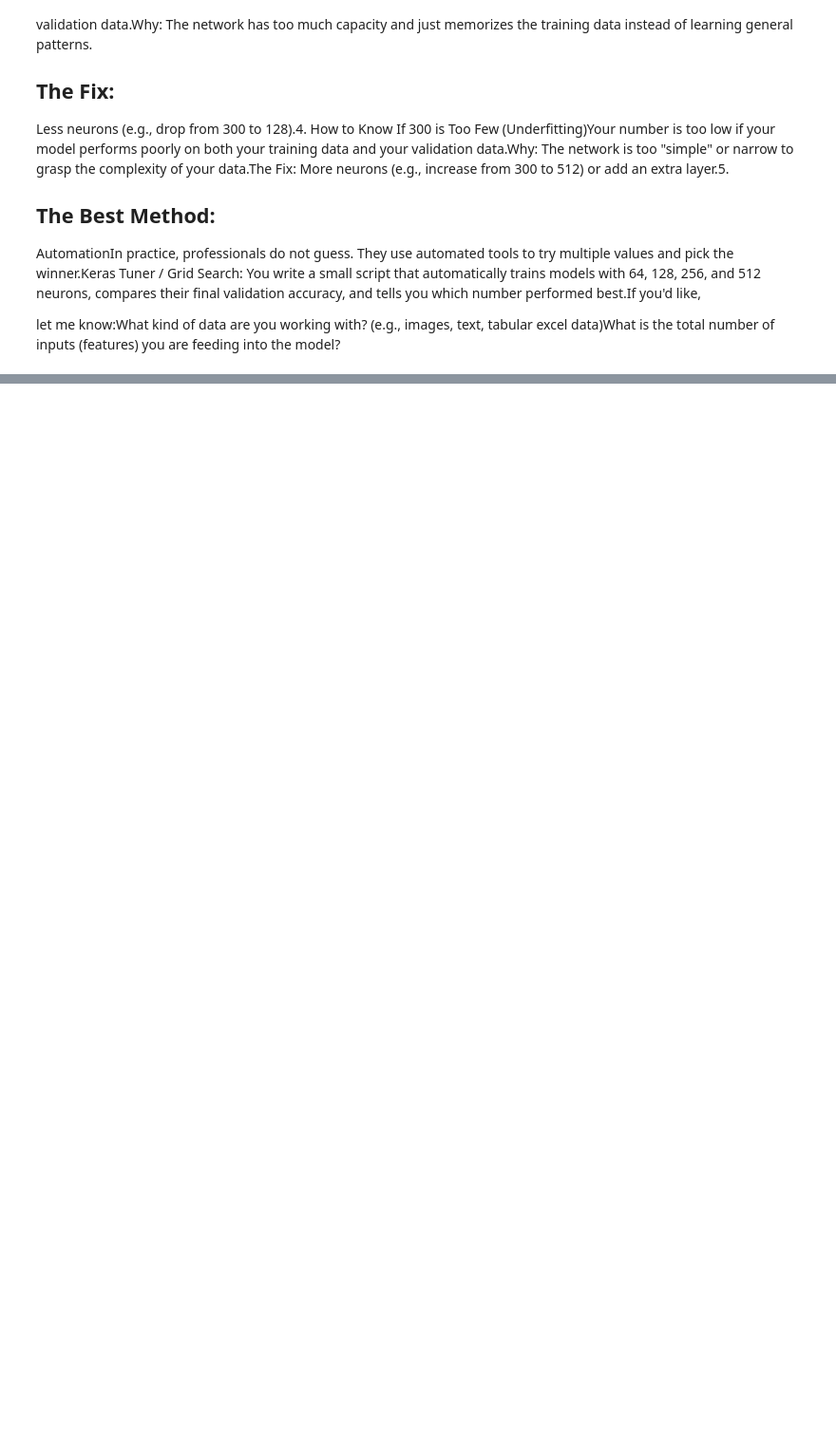
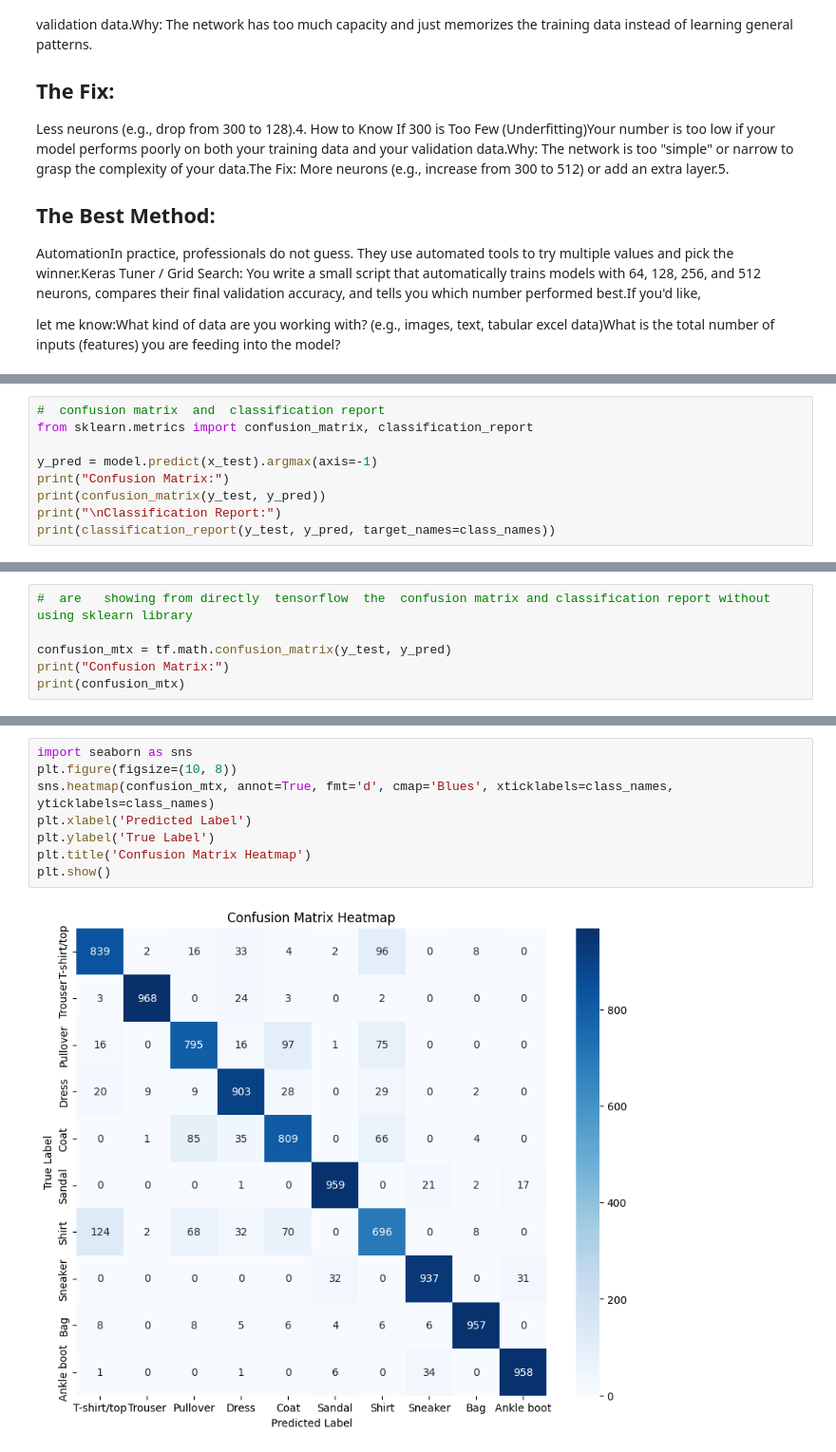
Before and after one commit to hashirahmad806/Machine_Deep_Learning_Tasks, a Jupyter notebook: Fisrt_neural_networks/Second_neural_network.ipynb, the cells around one changed output, grey strips where cells are left out. Shown at 95% size. Saved outputs shown, nothing was run; the diff lists cells and outputs as text; blank space fills up the shorter version.

```diff
--- a/Fisrt_neural_networks/Second_neural_network.ipynb
+++ b/Fisrt_neural_networks/Second_neural_network.ipynb
@@ -270,0 +407,9 @@ Less neurons (e.g., drop from 300 to 128).4.
+# %%
+#  confusion matrix  and  classification report
+from sklearn.metrics import confusion_matrix, classification_report
+
+y_pred = model.predict(x_test).argmax(axis=-1)
+print("Confusion Matrix:")
+print(confusion_matrix(y_test, y_pred))
+print("\nClassification Report:")
+print(classification_report(y_test, y_pred, target_names=class_names))
@@ -270,0 +434,6 @@ Less neurons (e.g., drop from 300 to 128).4.
+# %%
+#  are   showing from directly  tensorflow  the  confusion matrix and classification report without using sklearn library
+
+confusion_mtx = tf.math.confusion_matrix(y_test, y_pred)
+print("Confusion Matrix:")
+print(confusion_mtx)
@@ -270,0 +453,10 @@ Less neurons (e.g., drop from 300 to 128).4.
+# %%
+import seaborn as sns
+plt.figure(figsize=(10, 8))
+sns.heatmap(confusion_mtx, annot=True, fmt='d', cmap='Blues', xticklabels=class_names, yticklabels=class_names)
+plt.xlabel('Predicted Label')
+plt.ylabel('True Label')
+plt.title('Confusion Matrix Heatmap')
+plt.show()
+# %% [output]
+[figure, added]
```
Also changed, not shown: parts of 15 cells of this notebook, 1 other file.
